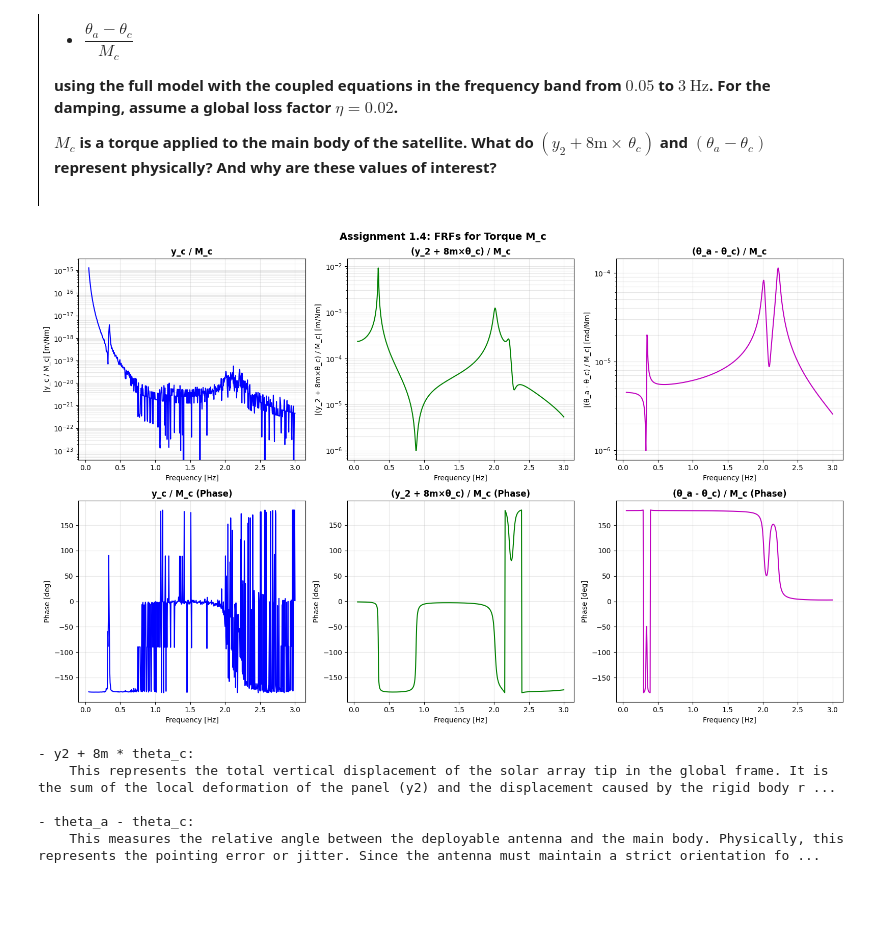
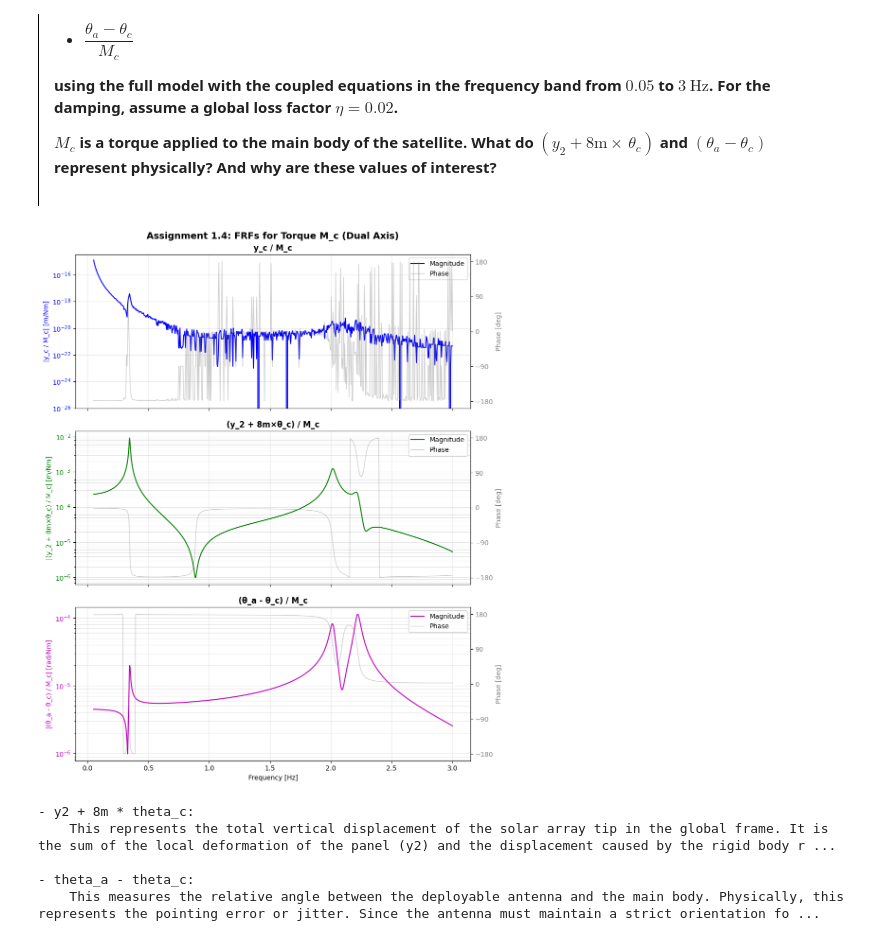
Before and after one commit to mazar3/MA1_MechanicalVibrations, a Jupyter notebook: MECAH411_Project_ZARIOH_Maximilien.ipynb, the cells around one changed output. Drawn from its saved outputs; the diff is of its cells as text; code cells hidden in the pictures; blank space fills up the shorter version.

```diff
--- a/MECAH411_Project_ZARIOH_Maximilien.ipynb
+++ b/MECAH411_Project_ZARIOH_Maximilien.ipynb
@@ -152,8 +152,9 @@ Since the satellite is in orbit and not attached to any ground support (free-fre
 # %%
 # The first 3 modes are rigid body modes
 # Flexible modes start from mode 4 (index 3)
-fig, axes = plt.subplots(2, 3, figsize=(15, 10))
+fig, axes = plt.subplots(3, 2, figsize=(10, 15))
 axes = axes.flatten()
+axes[0].axis('off') # Hide the first subplot
 
 # Define geometry at rest (x and y coordinates)
 # Solar arrays: Tip_Left(-8), Mid_Left(-4), Center(0), Mid_Right(4), Tip_Right(8)
@@ -170,7 +171,7 @@ solar_idx = [4, 3, 1, 5, 6]
 # Plot first 5 flexible modes
 for i in range(5):
     mode_idx = i + 3
-    ax = axes[i]
+    ax = axes[i + 1]
 
     # Get mode shape
     phi = eigenvectors[:, mode_idx]
@@ -202,9 +203,9 @@ for i in range(5):
     ax.set_ylabel('y [m]')
     ax.grid(True, alpha=0.3)
     ax.set_ylim([-10, 10]) # Fix scale to see movement
+    ax.legend(loc='upper right', fontsize='8', framealpha=0.8)
 
 # Hide empty subplot
-axes[5].axis('off')
 plt.tight_layout()
 plt.show()
 # %% [output]
@@ -366,66 +367,86 @@ print("""
 
 # Extract FRFs for M_c (torque at θ_c, DOF index 2)
 H_yc_Mc = H_full[:, 1, 2]       # y_c / M_c
 H_y2_Mc = H_full[:, 4, 2]       # y_2 / M_c
 H_theta_c_Mc = H_full[:, 2, 2]  # θ_c / M_c
 H_theta_a_Mc = H_full[:, 9, 2]  # θ_a / M_c
 
 # Composite transfer functions
 # (y_2 + 8m × θ_c) / M_c : displacement of solar panel tip relative to satellite frame
 # The 8m factor accounts for the distance from rotation center to panel tip
 L_solar = 8  # Solar array length in meters
 H_y2_plus_8theta = H_y2_Mc + L_solar * H_theta_c_Mc  # (y_2 + 8*θ_c) / M_c
 
 # (θ_a - θ_c) / M_c : relative rotation between antenna and main body
 H_theta_rel = H_theta_a_Mc - H_theta_c_Mc  # (θ_a - θ_c) / M_c
 
 # Plot FRFs
-fig, axes = plt.subplots(2, 3, figsize=(16, 10))
+fig, axes = plt.subplots(3, 1, figsize=(10, 12), sharex=True)
 
 # y_c / M_c
-axes[0, 0].semilogy(freq, np.abs(H_yc_Mc), 'b-', linewidth=1.5)
-axes[0, 0].set_xlabel('Frequency [Hz]')
-axes[0, 0].set_ylabel('|y_c / M_c| [m/Nm]')
-axes[0, 0].set_title('y_c / M_c', fontweight='bold')
-axes[0, 0].grid(True, which='both', alpha=0.3)
+ax_mag = axes[0]
+ax_phase = ax_mag.twinx()
 
-axes[1, 0].plot(freq, np.angle(H_yc_Mc, deg=True), 'b-', linewidth=1.5)
-axes[1, 0].set_xlabel('Frequency [Hz]')
-axes[1, 0].set_ylabel('Phase [deg]')
-axes[1, 0].set_title('y_c / M_c (Phase)', fontweight='bold')
-axes[1, 0].grid(True, alpha=0.3)
+ax_phase.plot(freq, np.angle(H_yc_Mc, deg=True), color='gray', alpha=0.4, linewidth=1, label='Phase')
+ax_phase.set_ylabel('Phase [deg]', color='gray')
+ax_phase.tick_params(axis='y', labelcolor='gray')
+ax_phase.set_yticks(np.arange(-180, 181, 90))
+ax_phase.grid(False)
+
+ax_mag.semilogy(freq, np.abs(H_yc_Mc), 'b-', linewidth=1.5, label='Magnitude')
+ax_mag.set_ylabel('|y_c / M_c| [m/Nm]', color='b')
+ax_mag.tick_params(axis='y', labelcolor='b')
+ax_mag.set_title('y_c / M_c', fontweight='bold')
+ax_mag.grid(True, which='both', alpha=0.3)
+ax_mag.set_ylim(bottom=1e-26)
+
+lines = ax_mag.get_lines() + ax_phase.get_lines()
+ax_mag.legend(lines, ['Magnitude', 'Phase'], loc='upper right', framealpha=0.9)
 
 # (y_2 + 8m × θ_c) / M_c
-axes[0, 1].semilogy(freq, np.abs(H_y2_plus_8theta), 'g-', linewidth=1.5)
-axes[0, 1].set_xlabel('Frequency [Hz]')
-axes[0, 1].set_ylabel('|(y_2 + 8m×θ_c) / M_c| [m/Nm]')
-axes[0, 1].set_title('(y_2 + 8m×θ_c) / M_c', fontweight='bold')
-axes[0, 1].grid(True, which='both', alpha=0.3)
+ax_mag = axes[1]
+ax_phase = ax_mag.twinx()
 
-axes[1, 1].plot(freq, np.angle(H_y2_plus_8theta, deg=True), 'g-', linewidth=1.5)
-axes[1, 1].set_xlabel('Frequency [Hz]')
-axes[1, 1].set_ylabel('Phase [deg]')
-axes[1, 1].set_title('(y_2 + 8m×θ_c) / M_c (Phase)', fontweight='bold')
-axes[1, 1].grid(True, alpha=0.3)
+ax_phase.plot(freq, np.angle(H_y2_plus_8theta, deg=True), color='gray', alpha=0.4, linewidth=1)
+ax_phase.set_ylabel('Phase [deg]', color='gray')
+ax_phase.tick_params(axis='y', labelcolor='gray')
+ax_phase.set_yticks(np.arange(-180, 181, 90))
+ax_phase.grid(False)
+
+ax_mag.semilogy(freq, np.abs(H_y2_plus_8theta), 'g-', linewidth=1.5)
+ax_mag.set_ylabel('|(y_2 + 8m×θ_c) / M_c| [m/Nm]', color='g')
+ax_mag.tick_params(axis='y', labelcolor='g')
+ax_mag.set_title('(y_2 + 8m×θ_c) / M_c', fontweight='bold')
+ax_mag.grid(True, which='both', alpha=0.3)
+
+lines = ax_mag.get_lines() + ax_phase.get_lines()
+ax_mag.legend(lines, ['Magnitude', 'Phase'], loc='upper right', framealpha=0.9)
 
 # (θ_a - θ_c) / M_c
-axes[0, 2].semilogy(freq, np.abs(H_theta_rel), 'm-', linewidth=1.5)
-axes[0, 2].set_xlabel('Frequency [Hz]')
-axes[0, 2].set_ylabel('|(θ_a - θ_c) / M_c| [rad/Nm]')
-axes[0, 2].set_title('(θ_a - θ_c) / M_c', fontweight='bold')
-axes[0, 2].grid(True, which='both', alpha=0.3)
+ax_mag = axes[2]
+ax_phase = ax_mag.twinx()
 
-axes[1, 2].plot(freq, np.angle(H_theta_rel, deg=True), 'm-', linewidth=1.5)
-axes[1, 2].set_xlabel('Frequency [Hz]')
-axes[1, 2].set_ylabel('Phase [deg]')
-axes[1, 2].set_title('(θ_a - θ_c) / M_c (Phase)', fontweight='bold')
-axes[1, 2].grid(True, alpha=0.3)
+ax_phase.plot(freq, np.angle(H_theta_rel, deg=True), color='gray', alpha=0.4, linewidth=1)
+ax_phase.set_ylabel('Phase [deg]', color='gray')
+ax_phase.tick_params(axis='y', labelcolor='gray')
+ax_phase.set_yticks(np.arange(-180, 181, 90))
+ax_phase.grid(False)
 
-plt.suptitle('Assignment 1.4: FRFs for Torque M_c', fontsize=14, fontweight='bold')
+ax_mag.semilogy(freq, np.abs(H_theta_rel), 'm-', linewidth=1.5)
+ax_mag.set_ylabel('|(θ_a - θ_c) / M_c| [rad/Nm]', color='m')
+ax_mag.tick_params(axis='y', labelcolor='m')
+ax_mag.set_xlabel('Frequency [Hz]')
+ax_mag.set_title('(θ_a - θ_c) / M_c', fontweight='bold')
+ax_mag.grid(True, which='both', alpha=0.3)
+
+lines = ax_mag.get_lines() + ax_phase.get_lines()
+ax_mag.legend(lines, ['Magnitude', 'Phase'], loc='upper right', framealpha=0.9)
+
+plt.suptitle('Assignment 1.4: FRFs for Torque M_c (Dual Axis)', fontsize=14, fontweight='bold')
 plt.tight_layout()
 plt.show()
 # %% [output]
-[figure, old version]
+[figure, new version]
 # %%
 print("""
 - y2 + 8m * theta_c:
```
Also changed, not shown: parts of 3 cells of this notebook, 2 other files.
